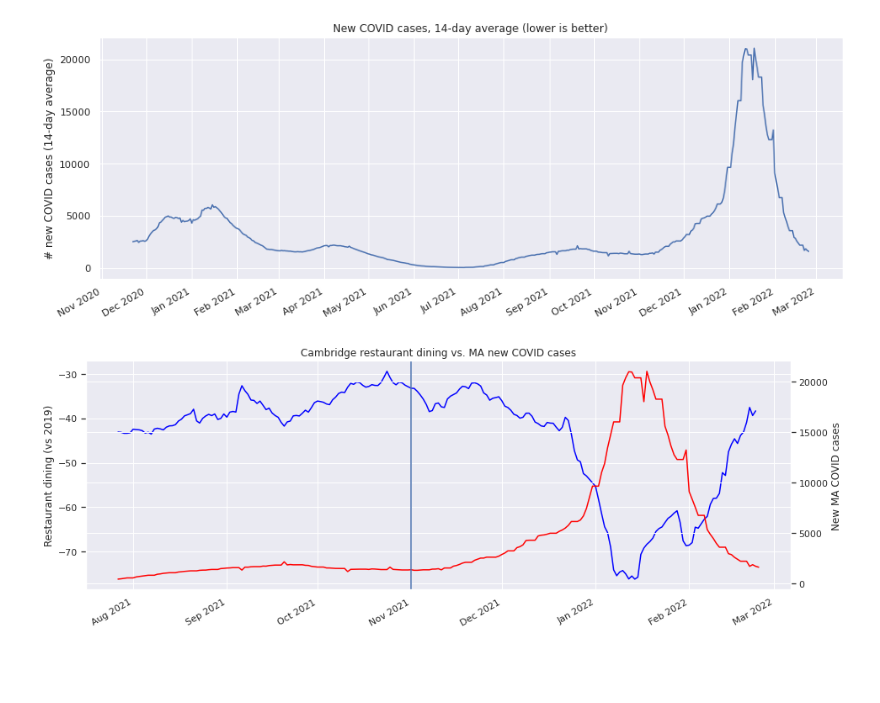
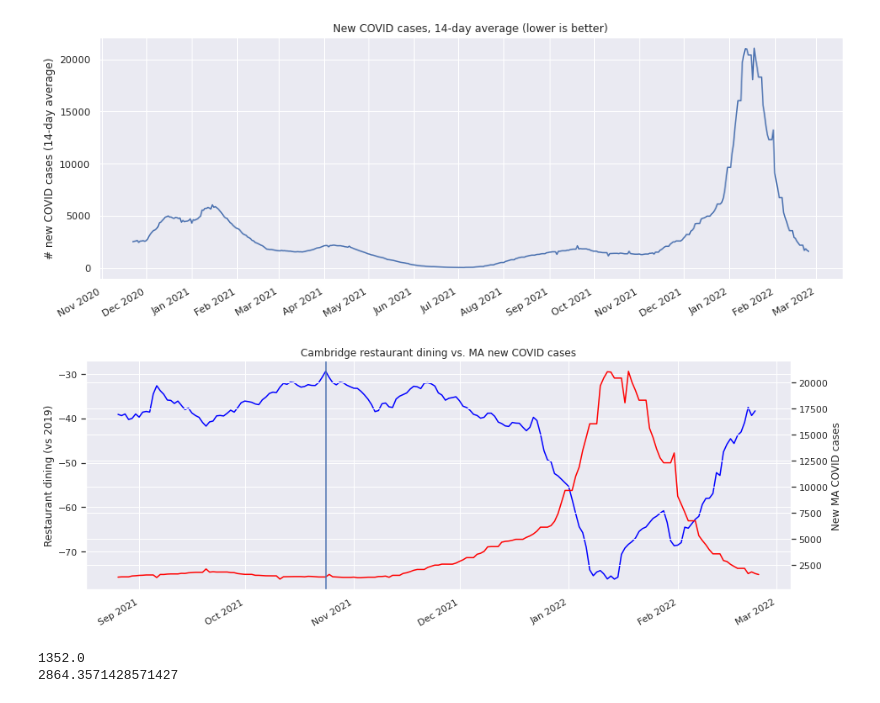
Before and after one commit to itamarst/cambridge-dining, a Jupyter notebook: dining-cambridge.ipynb, the cells around one changed output. Drawn from its saved outputs; the diff is of its cells as text; code cells hidden in the pictures; blank space fills up the shorter version.

```diff
--- a/dining-cambridge.ipynb
+++ b/dining-cambridge.ipynb
@@ -98,17 +101,23 @@ plot_series(new_covid_14dayaverage, "New COVID cases, 14-day average (lower is b
 [figure]
 # %%
 plt.figure(figsize=(15,5))
-ax = sns.lineplot(data=cambridge_14dayaverage.iloc[260:], color="blue")
-ax2 = sns.lineplot(data=new_covid_14dayaverage.iloc[260:], ax=ax.twinx(), color="red")
+ax = sns.lineplot(data=cambridge_14dayaverage.iloc[290:], color="blue")
+ax2 = sns.lineplot(data=new_covid_14dayaverage.iloc[290:], ax=ax.twinx(), color="red")
 ax.set_title("Cambridge restaurant dining vs. MA new COVID cases")
 ax.set(ylabel="Restaurant dining (vs 2019)")
 ax.xaxis.set_major_formatter(mdates.DateFormatter('%b %Y'))
 for label in ax.get_xticklabels(which='major'):
     label.set(rotation=30, horizontalalignment='right')
 ax2.set(ylabel="New MA COVID cases")
 ax.xaxis.set_major_locator(mdates.MonthLocator())
 from datetime import datetime
-plt.axvline(x=datetime(2021, 11, 1))
+plt.axvline(x=datetime(2021, 10, 24))
 plt.show()
 # %% [output]
-[figure, old version]
+[figure, new version]
+# %%
+print(new_covid_14dayaverage[datetime(2021,11,1)])
+print(new_covid_14dayaverage[datetime(2021,12,1)])
+# %% [output]
+1352.0
+2864.3571428571427
```
Also changed, not shown: parts of 1 cell of this notebook.
